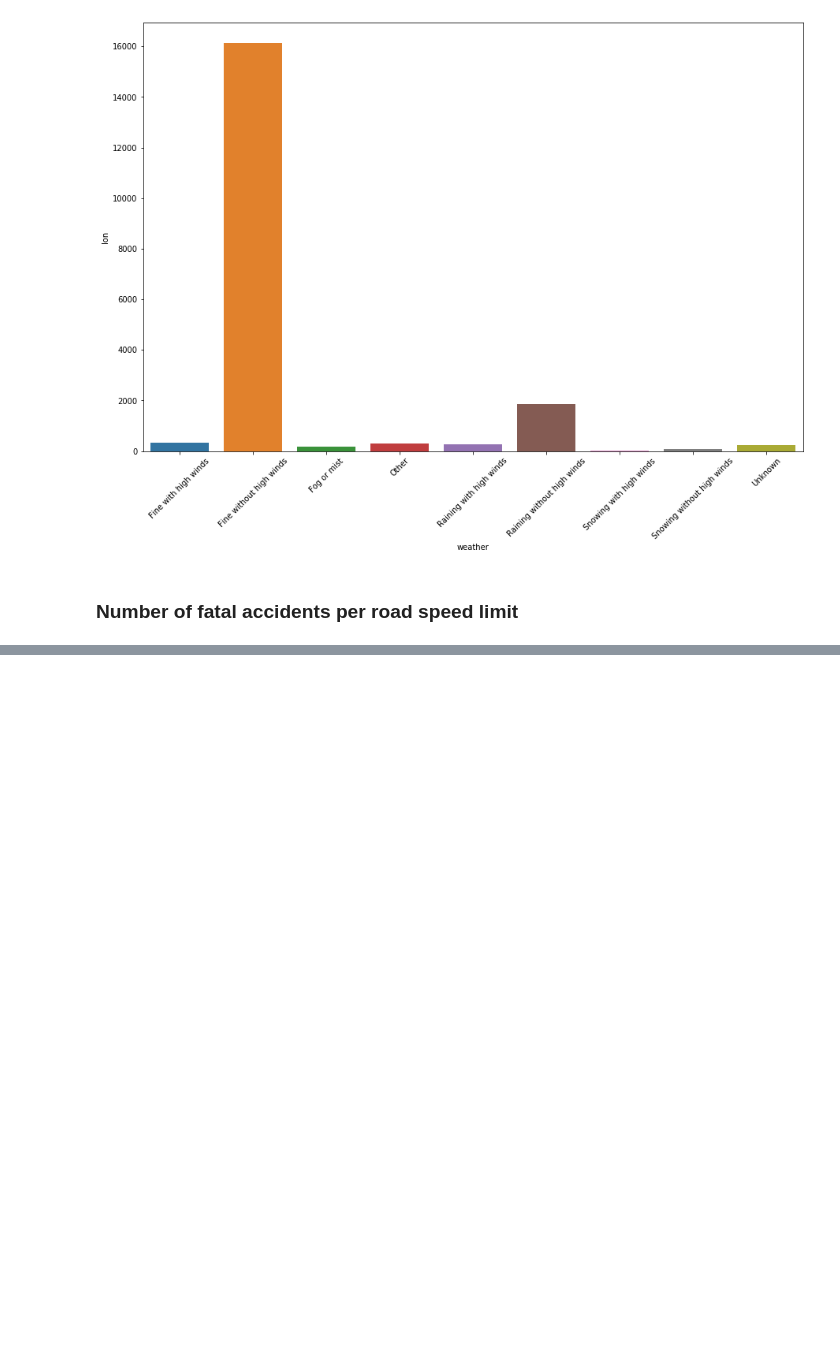
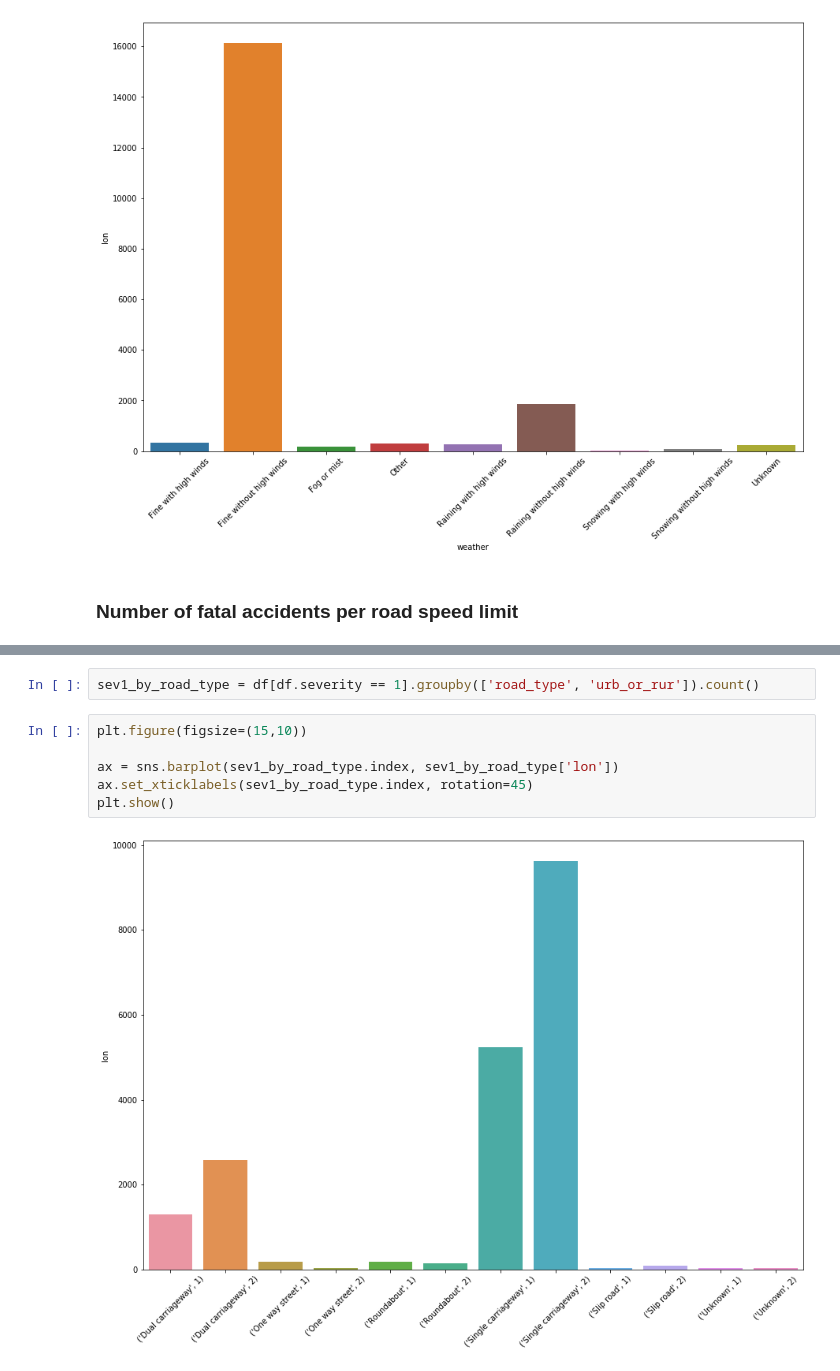
Before and after one commit to Sciabbala/UK_accidents_analysis, a Jupyter notebook: notebooks/3_exploratory_analysis.ipynb, the cells around one changed output, grey strips where cells are left out. Cells and saved outputs as stored; diff of their text form; blank space fills up the shorter version.

```diff
--- a/notebooks/3_exploratory_analysis.ipynb
+++ b/notebooks/3_exploratory_analysis.ipynb
@@ -74,0 +74,10 @@ plt.show()
+# %%
+sev1_by_road_type = df[df.severity == 1].groupby(['road_type', 'urb_or_rur']).count()
+# %%
+plt.figure(figsize=(15,10))
+
+ax = sns.barplot(sev1_by_road_type.index, sev1_by_road_type['lon'])
+ax.set_xticklabels(sev1_by_road_type.index, rotation=45)
+plt.show()
+# %% [output]
+[figure, added]
```
Also changed, not shown: parts of 4 cells of this notebook.
